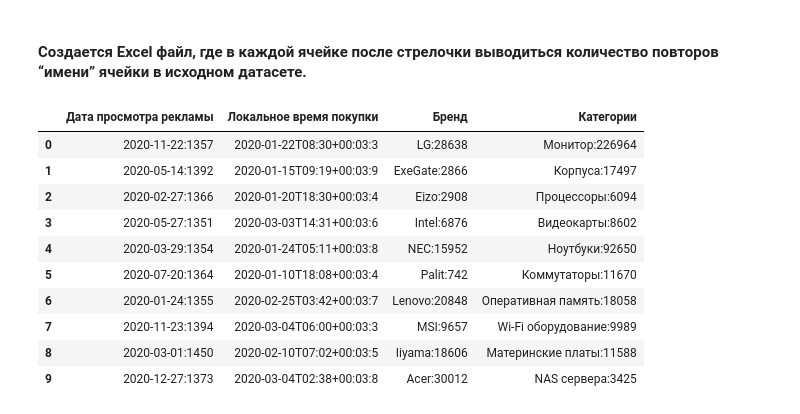
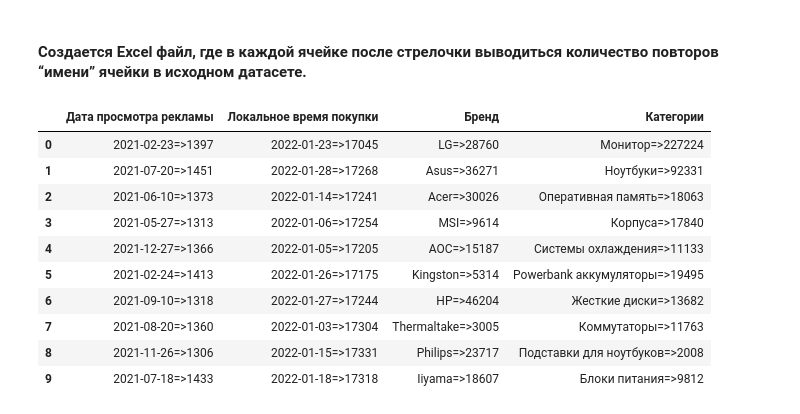
Before and after one commit to bestonly125/k-anonymity, a Jupyter notebook: K_Anonymity_C1.ipynb, the cells around one changed output. Saved outputs shown, nothing was run; the diff lists cells and outputs as text; code cells hidden in the pictures.

```diff
--- a/K_Anonymity_C1.ipynb
+++ b/K_Anonymity_C1.ipynb
@@ -5,7 +5,8 @@
 import pandas as pd
 from collections import Counter
 from openpyxl import Workbook
-df = pd.read_excel("marketing_case_v.0.7.xlsx", sheet_name="C1", engine = 'openpyxl')
+table_name = "marketing_case_v.0.5.3.xlsx"
+df = pd.read_excel(table_name, sheet_name="C1", engine = 'openpyxl')
 df.tail(10)
 # %% [output]
 |  | ID Микросегмента | Дата просмотра рекламы | Кол-во пользователей, просмотревш... | Количество просмотров рекламы | ... |
@@ -121,20 +156,21 @@ def quantity_qi(arg):
 # %%
 wb = Workbook()
 ws = wb.create_sheet("C1")
+del wb['Sheet']
 for arg in QI:
     quantity_qi(arg)
 wb.save('quantity.xlsx')
 df2 = pd.read_excel('quantity.xlsx', sheet_name="C1", engine = 'openpyxl')
 df2.head(10)
 # %% [output]
 |  | Дата просмотра рекламы | Локальное время покупки | Бренд | Категории |
-| 0 | 2020-11-22:1357 | 2020-01-22T08:30+00:03:3 | LG:28638 | Монитор:226964 |
-| 1 | 2020-05-14:1392 | 2020-01-15T09:19+00:03:9 | ExeGate:2866 | Корпуса:17497 |
-| 2 | 2020-02-27:1366 | 2020-01-20T18:30+00:03:4 | Eizo:2908 | Процессоры:6094 |
-| 3 | 2020-05-27:1351 | 2020-03-03T14:31+00:03:6 | Intel:6876 | Видеокарты:8602 |
-| 4 | 2020-03-29:1354 | 2020-01-24T05:11+00:03:8 | NEC:15952 | Ноутбуки:92650 |
-| 5 | 2020-07-20:1364 | 2020-01-10T18:08+00:03:4 | Palit:742 | Коммутаторы:11670 |
-| 6 | 2020-01-24:1355 | 2020-02-25T03:42+00:03:7 | Lenovo:20848 | Оперативная память:18058 |
-| 7 | 2020-11-23:1394 | 2020-03-04T06:00+00:03:3 | MSI:9657 | Wi-Fi оборудование:9989 |
-| 8 | 2020-03-01:1450 | 2020-02-10T07:02+00:03:5 | Iiyama:18606 | Материнские платы:11588 |
-| 9 | 2020-12-27:1373 | 2020-03-04T02:38+00:03:8 | Acer:30012 | NAS сервера:3425 |
+| 0 | 2021-02-23=>1397 | 2022-01-23=>17045 | LG=>28760 | Монитор=>227224 |
+| 1 | 2021-07-20=>1451 | 2022-01-28=>17268 | Asus=>36271 | Ноутбуки=>92331 |
+| 2 | 2021-06-10=>1373 | 2022-01-14=>17241 | Acer=>30026 | Оперативная память=>18063 |
+| 3 | 2021-05-27=>1313 | 2022-01-06=>17254 | MSI=>9614 | Корпуса=>17840 |
+| 4 | 2021-12-27=>1366 | 2022-01-05=>17205 | AOC=>15187 | Системы охлаждения=>11133 |
+| 5 | 2021-02-24=>1413 | 2022-01-26=>17175 | Kingston=>5314 | Powerbank аккумуляторы=>19495 |
+| 6 | 2021-09-10=>1318 | 2022-01-27=>17244 | HP=>46204 | Жесткие диски=>13682 |
+| 7 | 2021-08-20=>1360 | 2022-01-03=>17304 | Thermaltake=>3005 | Коммутаторы=>11763 |
+| 8 | 2021-11-26=>1306 | 2022-01-15=>17331 | Philips=>23717 | Подставки для ноутбуков=>2008 |
+| 9 | 2021-07-18=>1433 | 2022-01-18=>17318 | Iiyama=>18607 | Блоки питания=>9812 |
```
Also changed, not shown: parts of 7 cells of this notebook, 7 other files.
